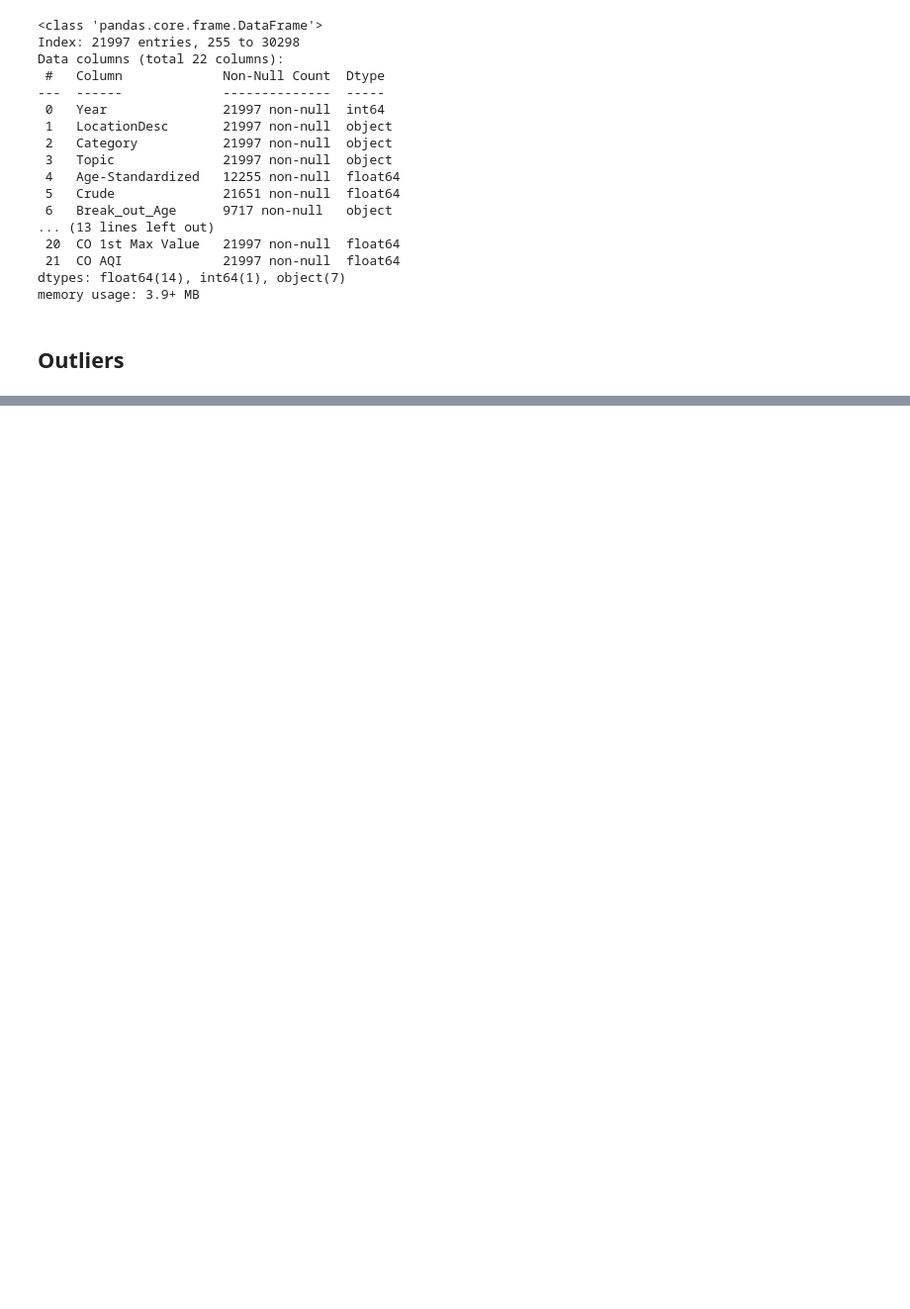
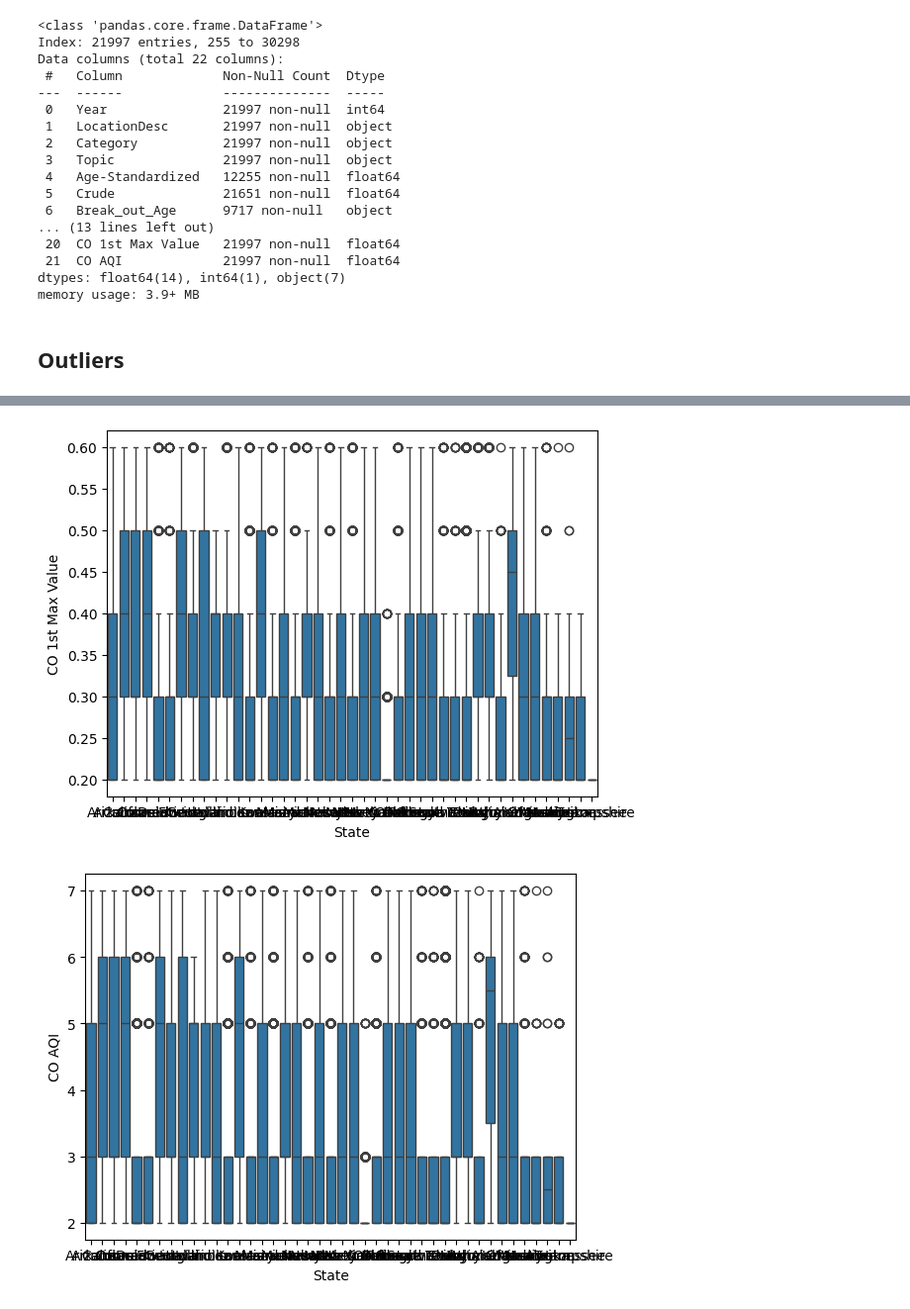
Before and after one commit to galav12/CSC442-Project, a Jupyter notebook: dataset_cleaner.ipynb, the cells around one changed output, grey strips where cells are left out. Shown at 99% size. Cells and saved outputs as stored; diff of their text form; code cells hidden in the pictures; blank space fills up the shorter version.

Commit message:
Updated code to remove outliers in dataset

```diff
--- a/dataset_cleaner.ipynb
+++ b/dataset_cleaner.ipynb
@@ -56,9 +43,11 @@ dtypes: float64(12), int64(1), object(1)
 memory usage: 73.2+ MB
 # %%
 # Aggregating pollution by state and year
+pollution_no_outliers = pollution.copy()
+for col in pollution_no_outliers.columns[1:]:
+        pollution_no_outliers = pollution_no_outliers[(pollution_no_outliers[col] >= pollution_no_outliers[col].quantile(0.05)) & (pollution_no_outliers[col] <= pollution_no_outliers[col].quantile(0.95))]
 
-pollution_state = pollution.groupby(["State","Year"]).aggregate('mean').reset_index()
-pollution_state.head()
+pollution_state = pollution_no_outliers.groupby(["State","Year"]).aggregate('mean').reset_index()
 pollution_state.shape
 # %% [output]
 (188, 14)
@@ -181,0 +122,10 @@ sns.boxplot(x=pollution['State'], y=pollution['O3 AQI'])
+# %%
+sns.boxplot(x=pollution_no_outliers["State"], y=pollution_no_outliers['CO 1st Max Value'])
+plt.show()
+sns.boxplot(x=pollution_no_outliers["State"], y=pollution_no_outliers['CO AQI'])
+plt.show()
+sns.boxplot(x=pollution_no_outliers["State"], y=pollution_no_outliers['SO2 Mean'])
+plt.show()
+# %% [output]
+[figure, added]
+[figure, added]
```
Also changed, not shown: parts of 11 cells of this notebook, 3 other files.
